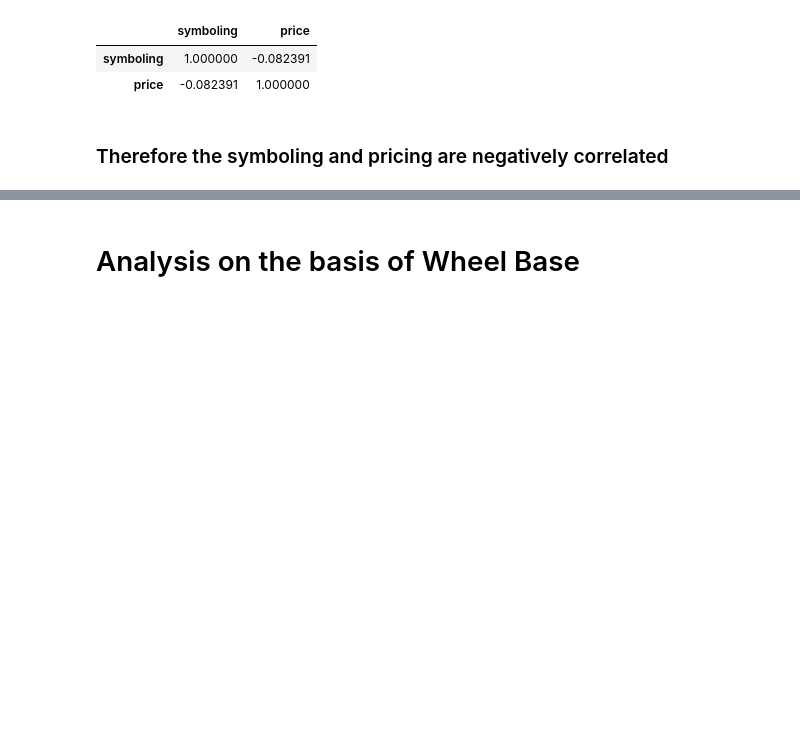
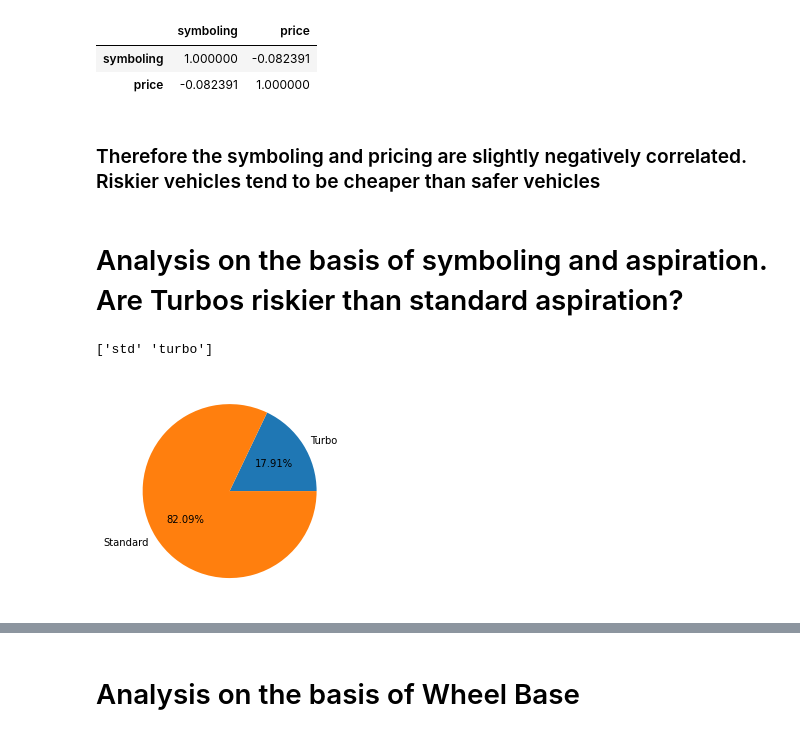
Before and after one commit to aryan-shrivastava09/HenryHarvinDSP, a Jupyter notebook: AutomobileAnalysis.ipynb, the cells around one changed output, grey strips where cells are left out. Drawn from its saved outputs; the diff is of its cells as text; code cells hidden in the pictures; blank space fills up the shorter version.

```diff
--- a/AutomobileAnalysis.ipynb
+++ b/AutomobileAnalysis.ipynb
@@ -147,4 +147,15 @@ df[['symboling', 'price']].corr()
 | symboling | 1.000000 | -0.082391 |
 | price | -0.082391 | 1.000000 |
 # %% [markdown]
-### Therefore the symboling and pricing are negatively correlated
+### Therefore the symboling and pricing are slightly negatively correlated. Riskier vehicles tend to be cheaper than safer vehicles
+# %% [markdown]
+# Analysis on the basis of symboling and aspiration. Are Turbos riskier than standard aspiration?
+# %%
+print(df.aspiration.unique())
+df_turbo = df[df.aspiration == 'turbo']
+df_std = df[df.aspiration == 'std']
+plt.pie([len(df_turbo), len(df_std)], labels= ['Turbo', 'Standard'], autopct= '%1.2f%%')
+plt.show()
+# %% [output]
+['std' 'turbo']
+[figure, added]
```
Also changed, not shown: parts of 6 cells of this notebook, 35 other files.
